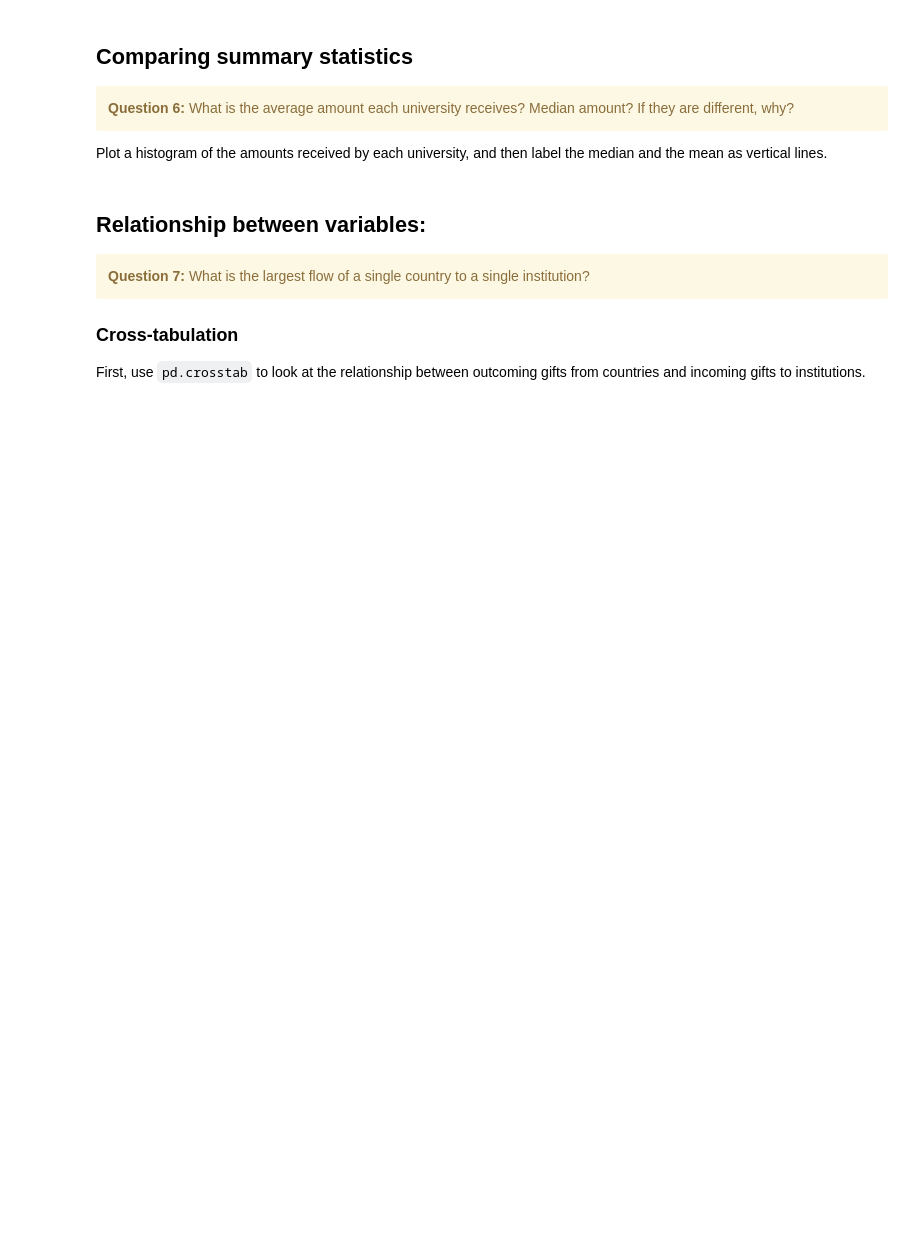
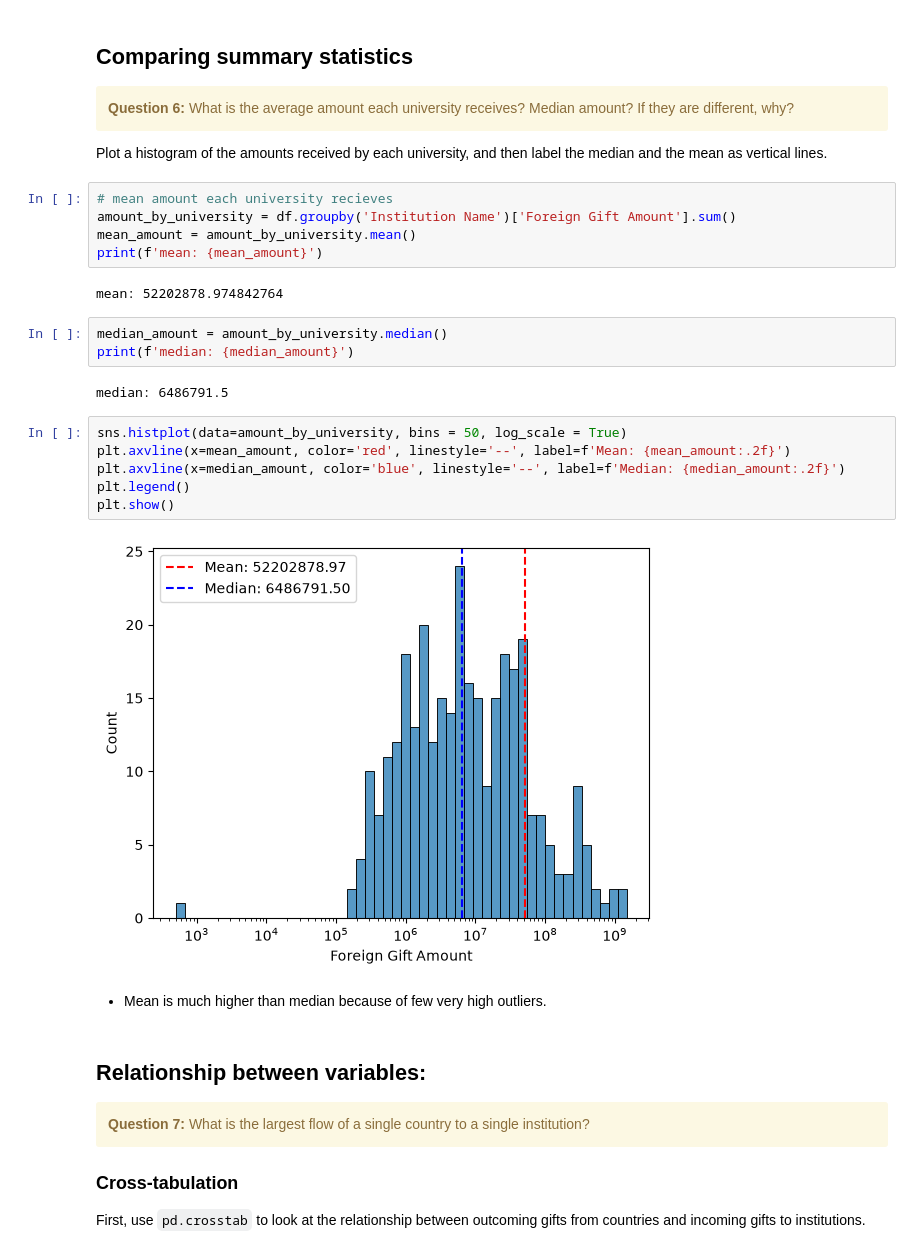
Before and after one commit to jisungl/UU_F26_templates, a Jupyter notebook: Lab01/Lab01.ipynb, the cells around one changed output. Saved outputs shown, nothing was run; the diff lists cells and outputs as text; blank space fills up the shorter version.

```diff
--- a/Lab01/Lab01.ipynb
+++ b/Lab01/Lab01.ipynb
@@ -108,6 +192,28 @@ Build a plot of the top 20 institutions by the amount or number of gifts they ha
 </div>
 
 Plot a histogram of the amounts received by each university, and then label the median and the mean as vertical lines.
+# %%
+# mean amount each university recieves
+amount_by_university = df.groupby('Institution Name')['Foreign Gift Amount'].sum()
+mean_amount = amount_by_university.mean()
+print(f'mean: {mean_amount}')
+# %% [output]
+mean: 52202878.974842764
+# %%
+median_amount = amount_by_university.median()
+print(f'median: {median_amount}')
+# %% [output]
+median: 6486791.5
+# %%
+sns.histplot(data=amount_by_university, bins = 50, log_scale = True)
+plt.axvline(x=mean_amount, color='red', linestyle='--', label=f'Mean: {mean_amount:.2f}')
+plt.axvline(x=median_amount, color='blue', linestyle='--', label=f'Median: {median_amount:.2f}')
+plt.legend()
+plt.show()
+# %% [output]
+[figure, added]
+# %% [markdown]
+* Mean is much higher than median because of few very high outliers.
 # %% [markdown]
 ## Relationship between variables:
 <div class="alert alert-block alert-warning">
```
Also changed, not shown: parts of 18 cells of this notebook, 2 other files.
